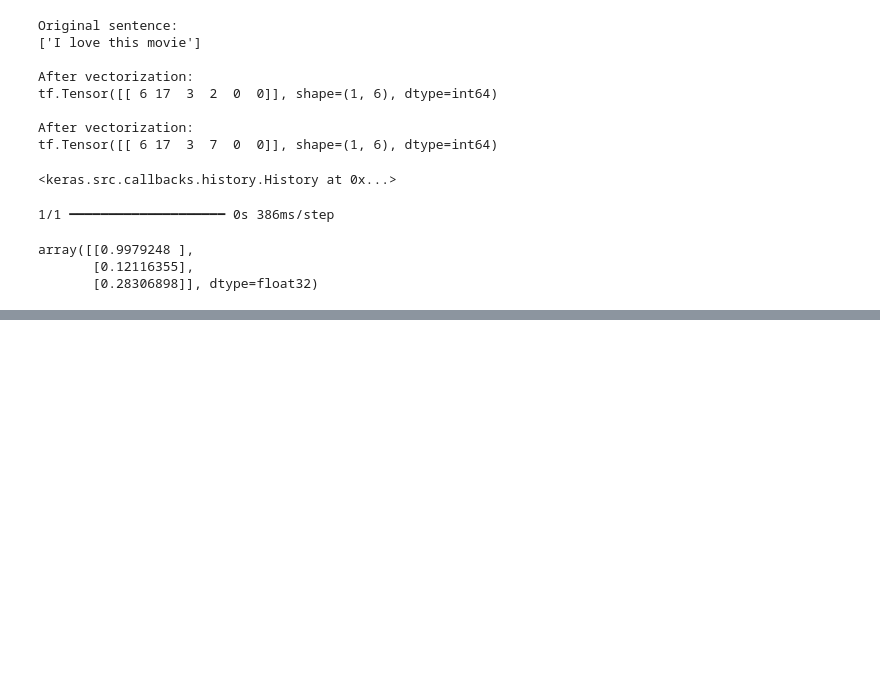
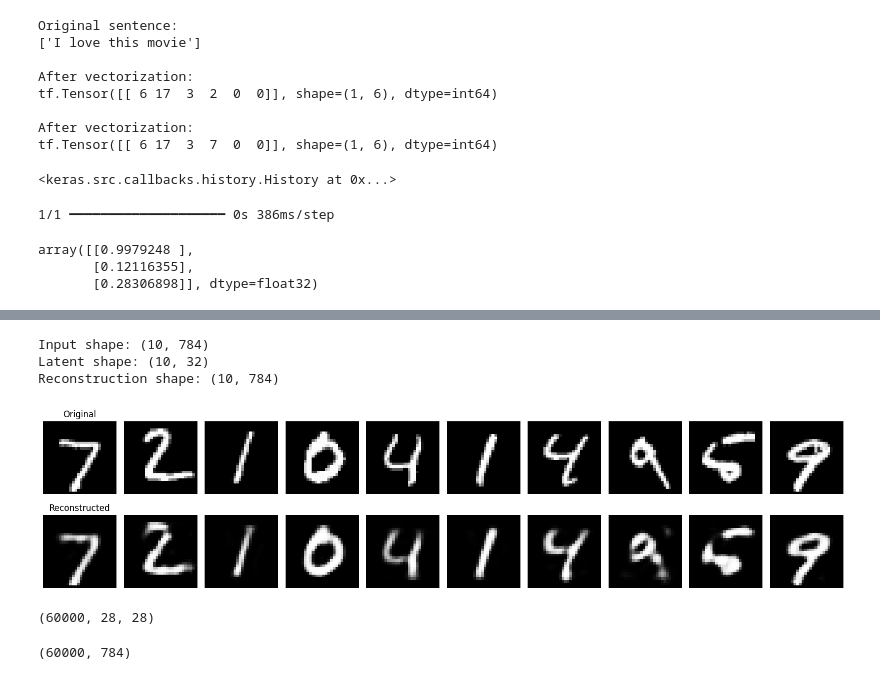
Before and after one commit to DevenDevOps1924/PYTHON_JOURNEY, a Jupyter notebook: Deep_Learning/Deepl_learning_with_Numpy_example.ipynb, the cells around one changed output, grey strips where cells are left out. Cells and saved outputs as stored; diff of their text form; code cells hidden in the pictures; blank space fills up the shorter version.

```diff
--- a/Deep_Learning/Deepl_learning_with_Numpy_example.ipynb
+++ b/Deep_Learning/Deepl_learning_with_Numpy_example.ipynb
@@ -685,0 +884,38 @@ model.compile(optimizer = 'adam', loss = 'binary_crossentropy', metrics=['accura
+# %%
+reconstructed = autoencoder.predict(x_test[:10], verbose=0)
+latent_vectors = encoder.predict(x_test[:10], verbose=0)
+print("Input shape:", x_test[:10].shape)
+print("Latent shape:", latent_vectors.shape)
+print("Reconstruction shape:", reconstructed.shape)
+# %% [output]
+Input shape: (10, 784)
+Latent shape: (10, 32)
+Reconstruction shape: (10, 784)
+# %%
+# Compare original images with reconstructions.
+n = 10
+plt.figure(figsize=(16, 4))
+for i in range(n):
+    ax = plt.subplot(2, n, i + 1)
+    plt.imshow(x_test[i].reshape(28, 28), cmap="gray")
+    plt.axis("off")
+    if i == 0:
+        ax.set_title("Original")
+
+    ax = plt.subplot(2, n, i + 1 + n)
+    plt.imshow(reconstructed[i].reshape(28, 28), cmap="gray")
+    plt.axis("off")
+    if i == 0:
+        ax.set_title("Reconstructed")
+plt.tight_layout()
+plt.show()
+# %% [output]
+[figure, added]
+# %%
+print(x_train.shape)
+# %% [output]
+(60000, 28, 28)
+# %%
+print(x_train.shape)
+# %% [output]
+(60000, 784)
```
Also changed, not shown: parts of 9 cells of this notebook.
